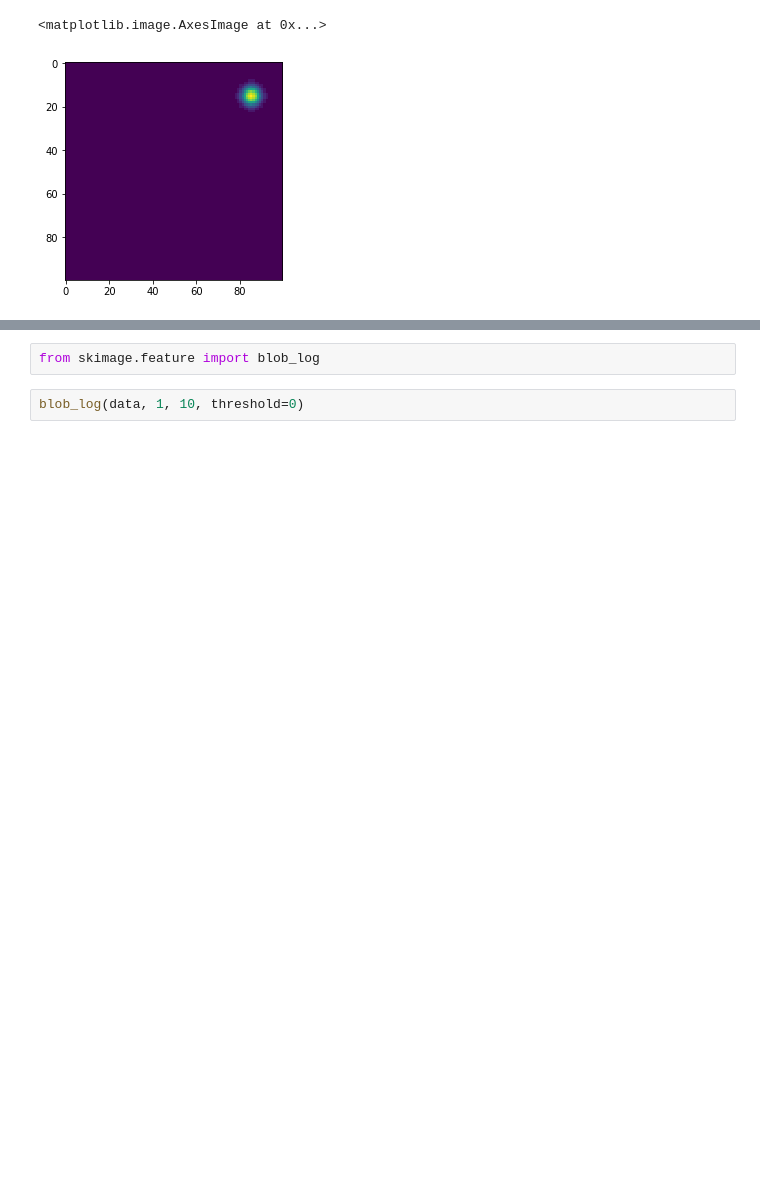
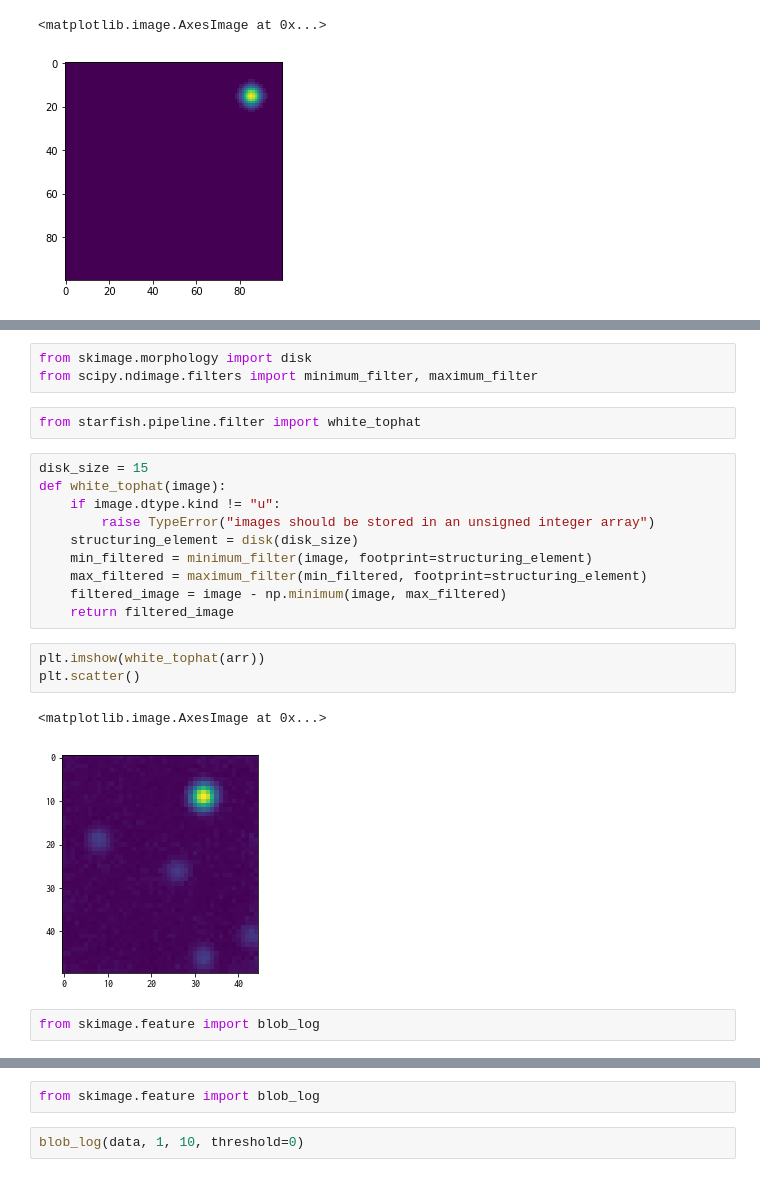
Before and after one commit to joshmoore/starfish, a Jupyter notebook: notebooks/intensity_table_implementation_options.ipynb, the cells around one changed output, grey strips where cells are left out. Saved outputs shown, nothing was run; the diff lists cells and outputs as text; blank space fills up the shorter version.

```diff
--- a/notebooks/intensity_table_implementation_options.ipynb
+++ b/notebooks/intensity_table_implementation_options.ipynb
@@ -594,0 +615,23 @@ plt.imshow(data)
+# %%
+from skimage.morphology import disk
+from scipy.ndimage.filters import minimum_filter, maximum_filter
+# %%
+from starfish.pipeline.filter import white_tophat
+# %%
+disk_size = 15
+def white_tophat(image):
+    if image.dtype.kind != "u":
+        raise TypeError("images should be stored in an unsigned integer array")
+    structuring_element = disk(disk_size)
+    min_filtered = minimum_filter(image, footprint=structuring_element)
+    max_filtered = maximum_filter(min_filtered, footprint=structuring_element)
+    filtered_image = image - np.minimum(image, max_filtered)
+    return filtered_image
+# %%
+plt.imshow(white_tophat(arr))
+plt.scatter()
+# %% [output]
+<matplotlib.image.AxesImage at 0x...>
+[figure, added]
+# %%
+from skimage.feature import blob_log
```
Also changed, not shown: parts of 8 cells of this notebook, 7 other files.
